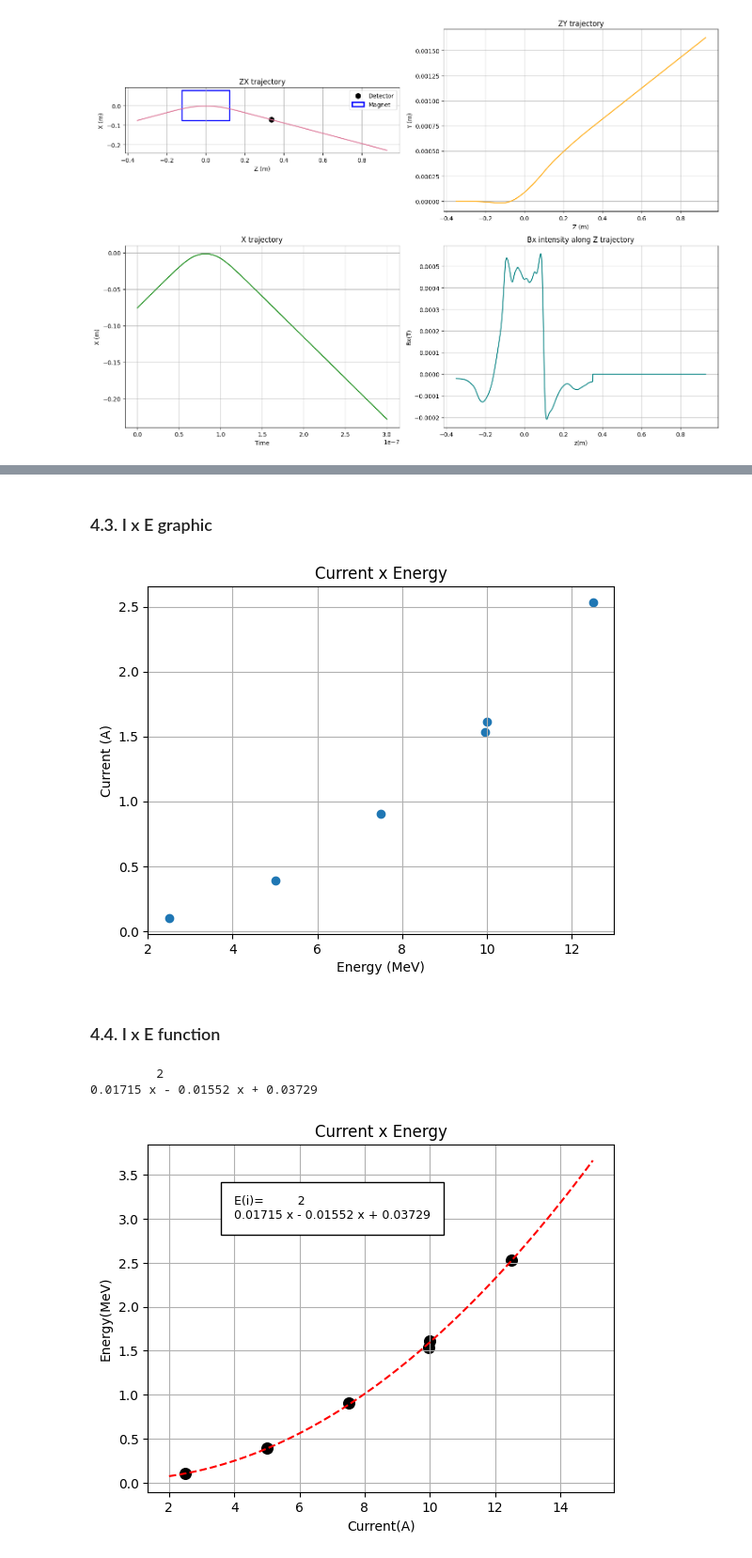
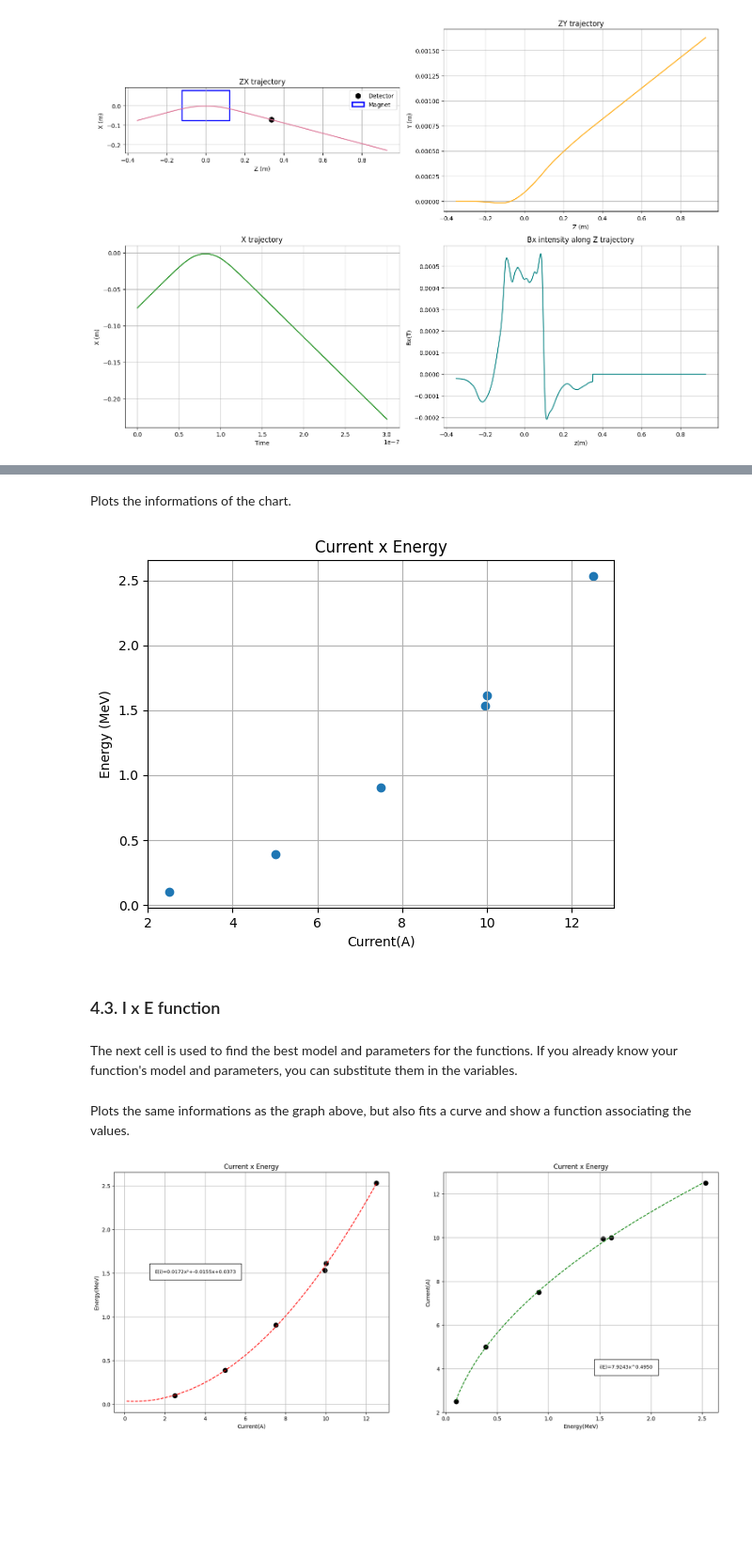
Before and after one commit to Luiza160/Trajectory-of-a-particle, a Jupyter notebook: main_notebook.ipynb, the cells around one changed output, grey strips where cells are left out. Shown at 94% size. Cells and saved outputs as stored; diff of their text form; code cells hidden in the pictures; blank space fills up the shorter version.

```diff
--- a/main_notebook.ipynb
+++ b/main_notebook.ipynb
@@ -40,11 +56,5 @@ e_field = lambda ponto: [0, 0, 0]       # force electric field to be 0 at all po
 # %%
 '''desired_degree = 15.00
-currents = [12.5, 10, 9.95, 7.5, 5]
-files = ['2026-01-19_LDE05_Fieldmap_X=-130_130mm_Z=-350_350mm_Imc=12.5A_ID=5479.dat',
-         '2026-01-20_LDE05_Fieldmap_X=-130_130mm_Z=-350_350mm_Imc=10.0A_ID=5484.dat',
-         '2026-01-15_LDE05_Fieldmap_X=-130_130mm_Z=-350_350mm_Imc=9.95A_ID=5475.dat',
-         '2026-01-19_LDE05_Fieldmap_X=-130_130mm_Z=-350_350mm_Imc=7.5A_ID=5482.dat',
-         '2026-01-19_LDE05_Fieldmap_X=-130_130mm_Z=-350_350mm_Imc=5.0A_ID=5477.dat']
 
 data = []
 
@@ -269,13 +268,15 @@ chart
-# %% [markdown]
-### 4.3. I x E graphic
+# %% [markdown]
+Plots the informations of the chart.
 # %%
 plt.scatter(chart['Current(A)'], chart['Energy(MeV)'])
-plt.title("Current x Energy")
-plt.xlabel("Energy (MeV)")
-plt.ylabel("Current (A)")
+plt.title('Current x Energy')
+plt.xlabel('Current(A)')
+plt.ylabel('Energy (MeV)')
 plt.grid(True)
 plt.show()
 # %% [output]
-[figure, old version]
+[figure, new version]
 # %% [markdown]
-### 4.4. I x E function
+### 4.3. I x E function
+# %% [markdown]
+The next cell is used to find the best model and parameters for the functions. If you already know your function's model and parameters, you can substitute them in the variables.
@@ -282,20 +339,48 @@ plt.show()
+# %% [markdown]
+Plots the same informations as the graph above, but also fits a curve and show a function associating the values.
 # %%
-model01 = np.poly1d(np.polyfit(chart['Current(A)'], chart['Energy(MeV)'], 2))
-plt.scatter(chart['Current(A)'], chart['Energy(MeV)'], s=70, color='k')
-polyline = np.linspace(2, 15, 40)
-plt.plot(polyline, model01(polyline), color='r', linestyle='--')
-plt.xlabel('Current(A)')
-plt.ylabel('Energy(MeV)')
-plt.title('Current x Energy')
-plt.grid()
+fig = plt.figure(figsize=(20, 8))
+ax1 = fig.add_subplot(121)
+ax2 = fig.add_subplot(122)
 
-plt.text(4, 3, f'E(i)={model01}', fontsize=9, color='black', bbox={'facecolor': 'white', 'pad': 10})
+if model01:
+    name, func = model01
 
-plt.savefig('Energy_function_of_current_graph.png', dpi=300, bbox_inches='tight')
+    x_pred = np.linspace(max(chart['Current(A)']), min(chart['Energy(MeV)']), 200)
+    y_pred_curve = func(x_pred, *best_params01)
+
+params01 = [float(best_params01[0]),
+            float(best_params01[1]),
+            float(best_params01[2])]
+
+ax1.scatter(chart['Current(A)'], chart['Energy(MeV)'], s=70, color='k')
+ax1.plot(x_pred, y_pred_curve, color='r', linestyle='--')
+ax1.set_xlabel('Current(A)')
+ax1.set_ylabel('Energy(MeV)')
+ax1.set_title('Current x Energy')
+ax1.grid(True)
+ax1.text(1.5, 1.5, f'E(i)={params01[0]:.4f}x²+{params01[1]:.4f}x+{params01[2]:.4f}', fontsize=9, color='black', bbox={'facecolor': 'white', 'pad': 10})
 
 
-print(model01)
+
+if model02:
+    name, func = model02
+
+    x_pred = np.linspace(min(chart['Energy(MeV)']), min(chart['Current(A)']), 200)
+    y_pred_curve = func(x_pred, *best_params02)
+
+params02 = [float(best_params02[0]),
+            float(best_params02[1])]
+
+ax2.scatter(chart['Energy(MeV)'], chart['Current(A)'], s=70, color='k')
+ax2.plot(x_pred, y_pred_curve, color='g', linestyle='--')
+ax2.set_xlabel('Energy(MeV)')
+ax2.set_ylabel('Current(A)')
+ax2.set_title('Current x Energy')
+ax2.grid(True)
+
+plt.text(1.5, 4, f'i(E)={params02[0]:.4f}x^{params02[1]:.4f}', fontsize=9, color='black', bbox={'facecolor': 'white', 'pad': 10})
+
+plt.savefig('Energy_and_Current_functions_graph.png', dpi=300, bbox_inches='tight')
 # %% [output]
-         2
-0.01715 x - 0.01552 x + 0.03729
-[figure, old version]
+[figure, new version]
```
Also changed, not shown: parts of 14 cells of this notebook, 2 other files.
